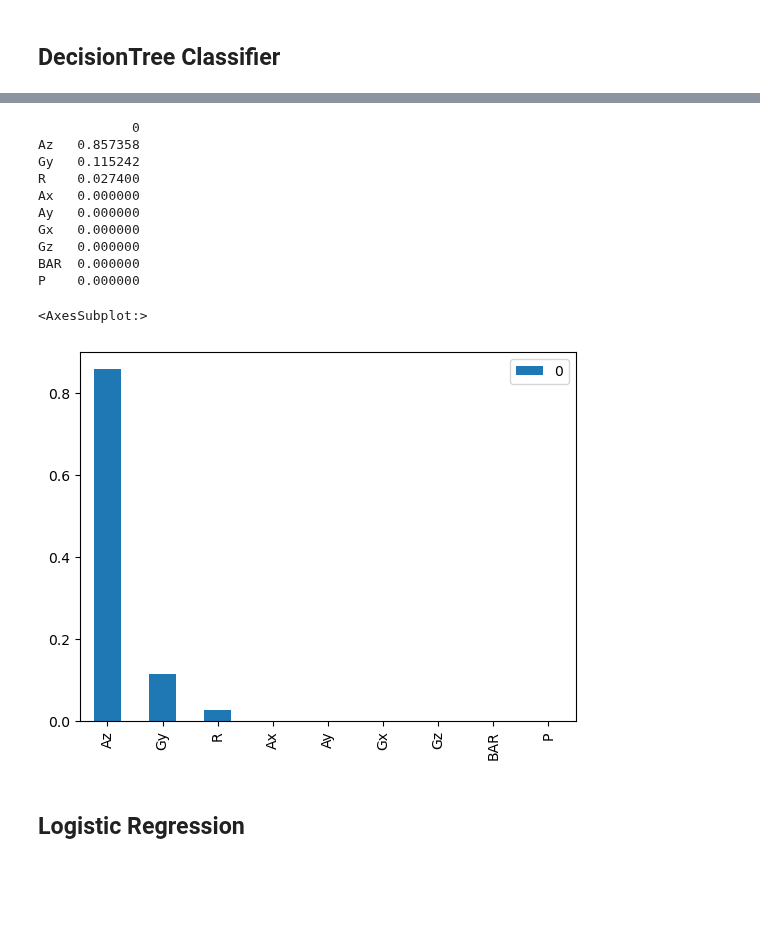
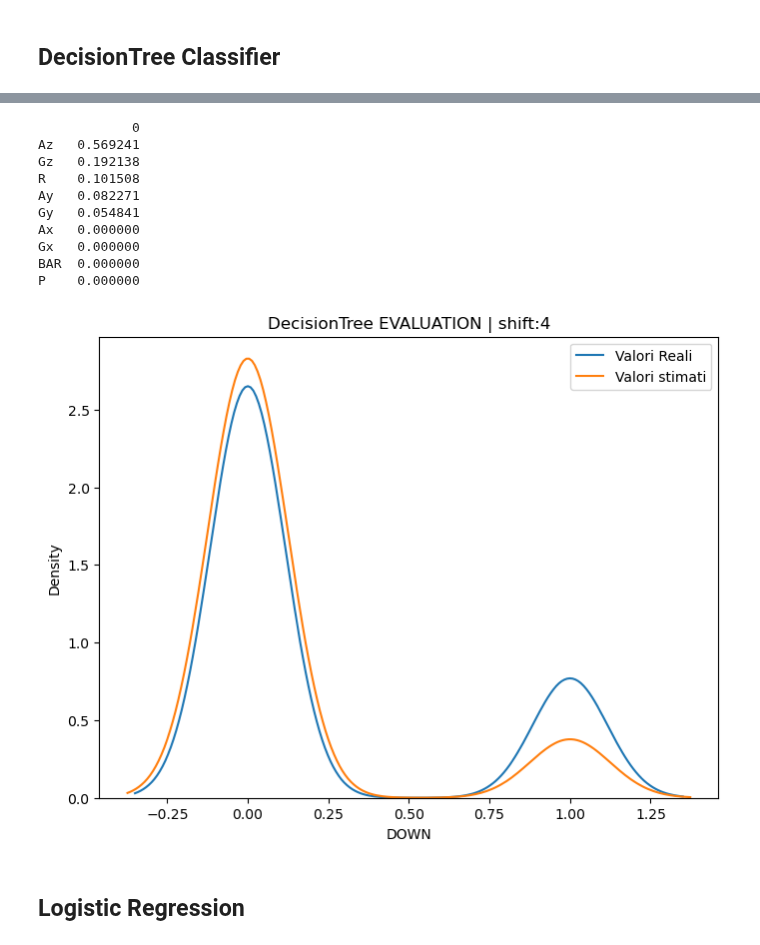
Before and after one commit to paoloartasensi/wow, a Jupyter notebook: squat_analysis.ipynb, the cells around one changed output, grey strips where cells are left out. Drawn from its saved outputs; the diff is of its cells as text; code cells hidden in the pictures; blank space fills up the shorter version.

```diff
--- a/squat_analysis.ipynb
+++ b/squat_analysis.ipynb
@@ -132,20 +126,27 @@ feature_importance = pd.DataFrame(clf.feature_importances_, index=feature_names)
 
 print(feature_importance.head(10))
 important_features = list(feature_importance[feature_importance[0]>0].index)
-feature_importance.head(10).plot(kind='bar')
+# feature_importance.head(10).plot(kind='bar')
 # %% [output]
             0
-Az   0.857358
-Gy   0.115242
-R    0.027400
+Az   0.569241
+Gz   0.192138
+R    0.101508
+Ay   0.082271
+Gy   0.054841
 Ax   0.000000
-Ay   0.000000
 Gx   0.000000
-Gz   0.000000
 BAR  0.000000
 P    0.000000
-<AxesSubplot:>
-[figure, removed]
+# %%
+plt.figure(figsize=(8, 6))
+plt.title('DecisionTree EVALUATION' +' | shift:'+str(shift))
+sns.kdeplot(data=df, x='DOWN' , label='Valori Reali')
+sns.kdeplot(predictions , label='Valori stimati')
+plt.legend()
+plt.show()
+# %% [output]
+[figure, added]
 # %% [markdown]
 ## Logistic Regression
 # %%
```
Also changed, not shown: parts of 10 cells of this notebook.
